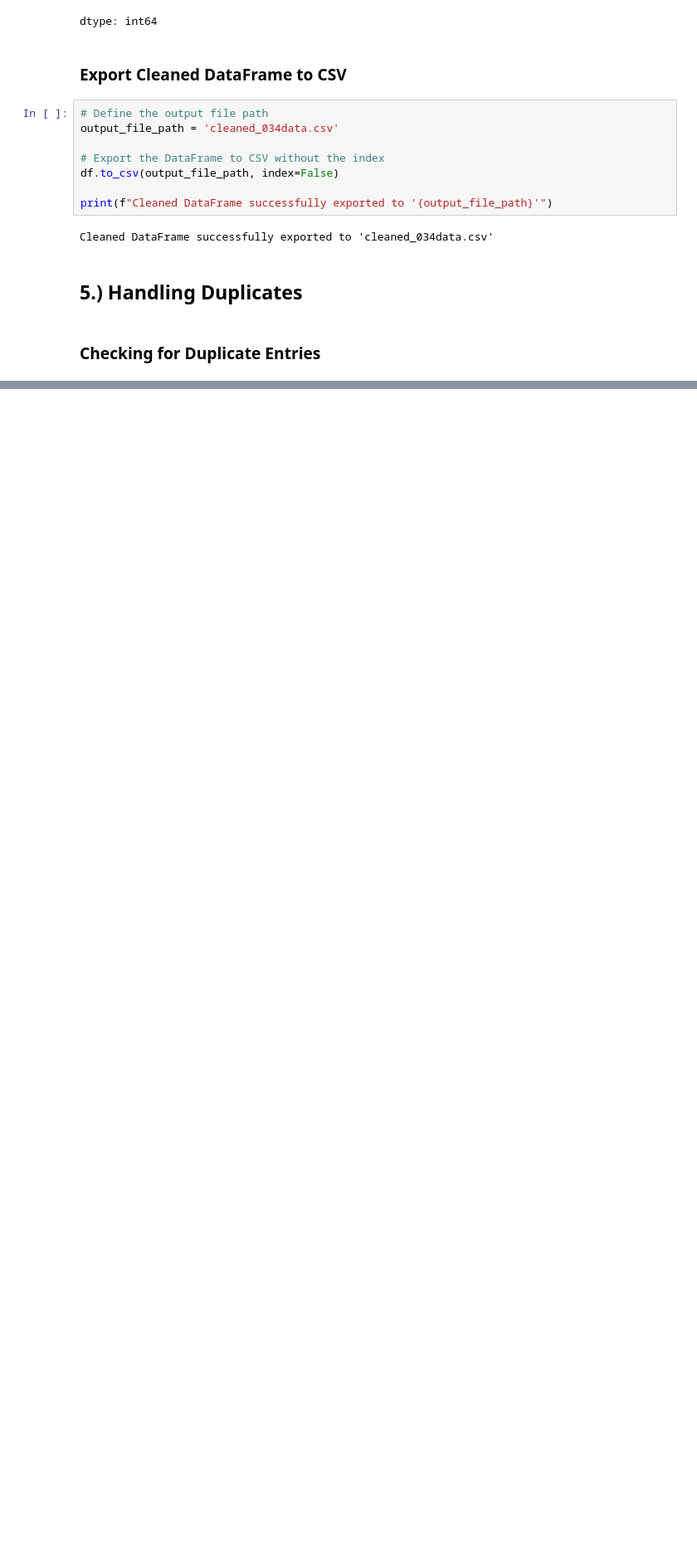
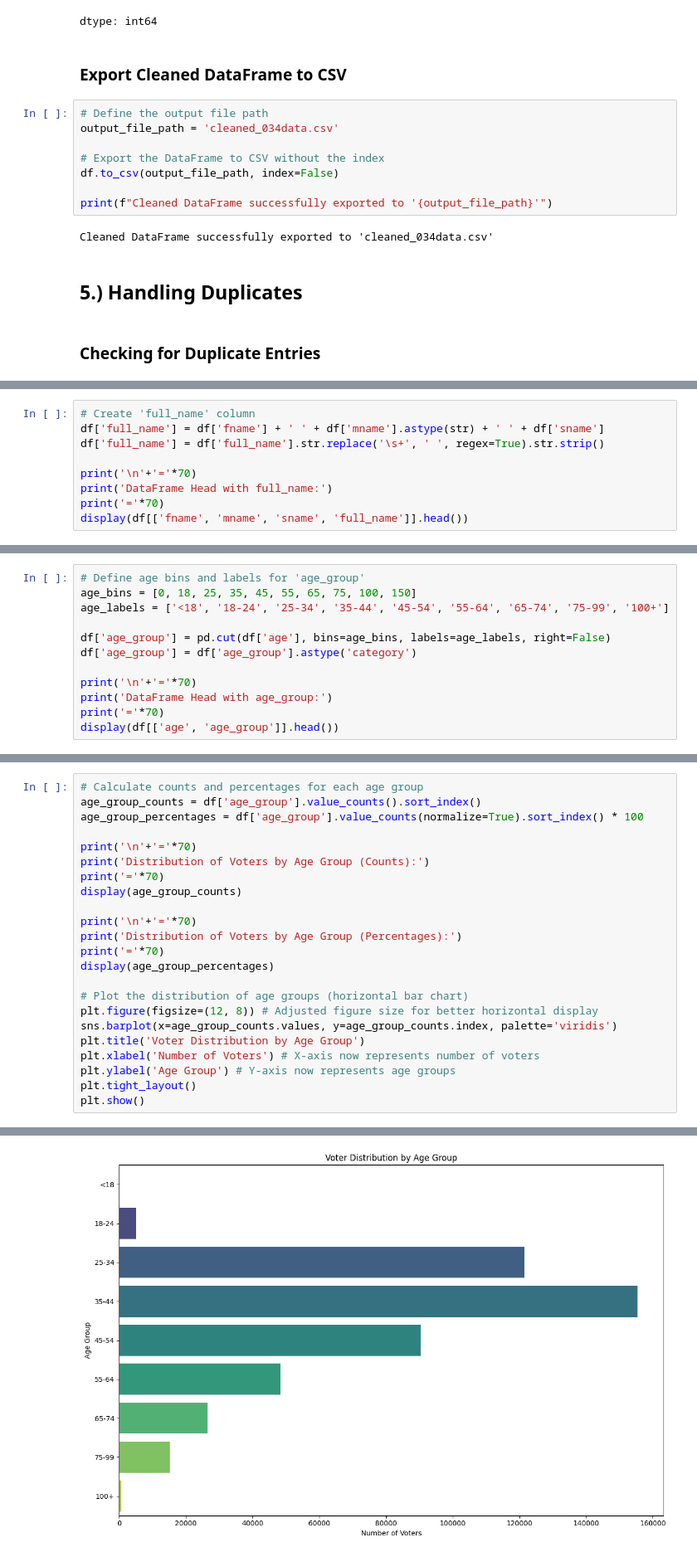
Before and after one commit to Kiletta/Data-Loading-Importation, a Jupyter notebook: Kajiado_County_Voter_statistics.ipynb, the cells around one changed output, grey strips where cells are left out. Shown at 83% size. Drawn from its saved outputs; the diff is of its cells as text; blank space fills up the shorter version.

```diff
--- a/Kajiado_County_Voter_statistics.ipynb
+++ b/Kajiado_County_Voter_statistics.ipynb
@@ -834,0 +1075,9 @@ Duplicate Rows (sorted for side-by-side comparison):
+# %%
+# Create 'full_name' column
+df['full_name'] = df['fname'] + ' ' + df['mname'].astype(str) + ' ' + df['sname']
+df['full_name'] = df['full_name'].str.replace('\s+', ' ', regex=True).str.strip()
+
+print('\n'+'='*70)
+print('DataFrame Head with full_name:')
+print('='*70)
+display(df[['fname', 'mname', 'sname', 'full_name']].head())
@@ -834,0 +1124,12 @@ Duplicate Rows (sorted for side-by-side comparison):
+# %%
+# Define age bins and labels for 'age_group'
+age_bins = [0, 18, 25, 35, 45, 55, 65, 75, 100, 150]
+age_labels = ['<18', '18-24', '25-34', '35-44', '45-54', '55-64', '65-74', '75-99', '100+']
+
+df['age_group'] = pd.cut(df['age'], bins=age_bins, labels=age_labels, right=False)
+df['age_group'] = df['age_group'].astype('category')
+
+print('\n'+'='*70)
+print('DataFrame Head with age_group:')
+print('='*70)
+display(df[['age', 'age_group']].head())
@@ -834,0 +1186,24 @@ Duplicate Rows (sorted for side-by-side comparison):
+# %%
+# Calculate counts and percentages for each age group
+age_group_counts = df['age_group'].value_counts().sort_index()
+age_group_percentages = df['age_group'].value_counts(normalize=True).sort_index() * 100
+
+print('\n'+'='*70)
+print('Distribution of Voters by Age Group (Counts):')
+print('='*70)
+display(age_group_counts)
+
+print('\n'+'='*70)
+print('Distribution of Voters by Age Group (Percentages):')
+print('='*70)
+display(age_group_percentages)
+
+# Plot the distribution of age groups (horizontal bar chart)
+plt.figure(figsize=(12, 8)) # Adjusted figure size for better horizontal display
+sns.barplot(x=age_group_counts.values, y=age_group_counts.index, palette='viridis')
+plt.title('Voter Distribution by Age Group')
+plt.xlabel('Number of Voters') # X-axis now represents number of voters
+plt.ylabel('Age Group') # Y-axis now represents age groups
+plt.tight_layout()
+plt.show()
+# %% [output]
@@ -834,0 +1243 @@ Duplicate Rows (sorted for side-by-side comparison):
+[figure, added]
```
Also changed, not shown: parts of 36 cells of this notebook.
